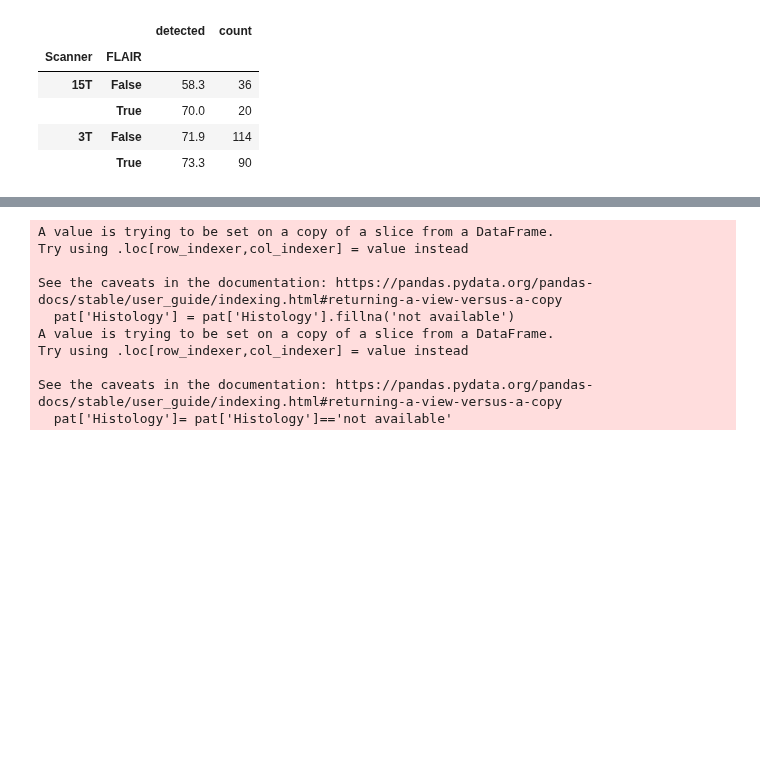
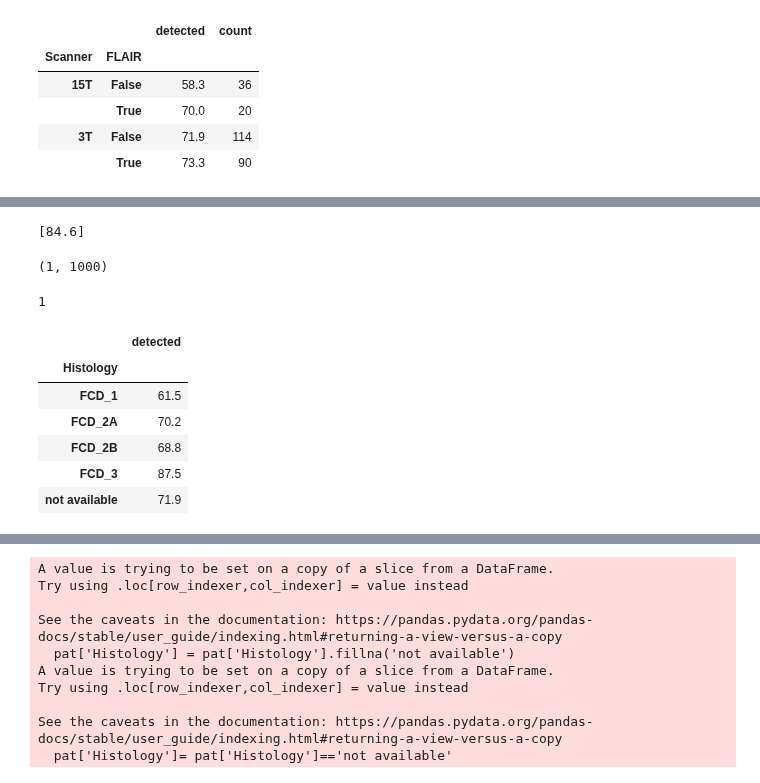
Before and after one commit to MELDProject/meld_graph, a Jupyter notebook: notebooks/compare_results_MLP.ipynb, the cells around one changed output, grey strips where cells are left out. Cells and saved outputs as stored; diff of their text form; code cells hidden in the pictures; blank space fills up the shorter version.

```diff
--- a/notebooks/compare_results_MLP.ipynb
+++ b/notebooks/compare_results_MLP.ipynb
@@ -564,13 +571,29 @@ disp_df['n patients'] = pat.groupby(['Histology']).count()['detected']
 print(disp_df.rename(columns={'detected':'% Detected'}))
 
 #get difference and pval
-for i,histo in enumerate(['FCD_2A', 'FCD_2B', 'FCD_3', 'not available']):
-    diff_orig = disp_df['detected'].values[i+1]-disp_df['detected'].values[0]
-    var='Histology'
-    subdf = pat[(pat['Histology']=='FCD_1') | (pat['Histology']==histo)].copy()
-    pval= compute_pval(subdf[['detected',var]], diff_orig, var=var)
+var='Histology'
+histos = ['FCD_1', 'FCD_2A', 'FCD_2B', 'FCD_3', 'not available']
+diff_orig_histos = np.zeros(len(histos))
+for h,histo in enumerate(histos):
+    diff_orig_histos[h]=disp_df['detected'].values[h]
+
+diffs_histos = np.zeros((len(histos), 1000))
+for i in range(0,1000):
+    df_shuffle = pat[['detected',var]].copy()
+    np.random.shuffle(df_shuffle[var].values)
+    for h,histo in enumerate(histos):
+        disp_df_shuffle=pd.DataFrame(100*df_shuffle.groupby([var]).mean()['detected']).round(1)
+        diffs_histos[h,i] = disp_df_shuffle['detected'].values[h]
+pvals_histos= np.zeros(len(histos))
+for h,histo in enumerate(histos):
+    pval = get_pvalue(diff_orig_histos[h], diffs_histos[h,:])
     print(histo)
-    print(diff_orig, pval)
+    print(pval)
+    pvals_histos[h]=pval
+
+import statsmodels.stats.multitest as multi
+pvals_histos_cor = multi.multipletests(pvals_histos.flatten(), alpha=0.05, method='holm')[1]
+print(pvals_histos_cor)
 # %% [output]
 A value is trying to be set on a copy of a slice from a DataFrame.
 Try using .loc[row_indexer,col_indexer] = value instead
@@ -602,0 +621,22 @@ not available
+# %%
+diff_orig_histos
+# %% [output]
+[84.6]
+# %%
+diffs_histos.shape
+# %% [output]
+(1, 1000)
+# %%
+h
+# %% [output]
+1
+# %%
+disp_df_shuffle
+# %% [output]
+|  | detected |
+| Histology |  |
+| FCD_1 | 61.5 |
+| FCD_2A | 70.2 |
+| FCD_2B | 68.8 |
+| FCD_3 | 87.5 |
+| not available | 71.9 |
```
Also changed, not shown: parts of 10 cells of this notebook.
